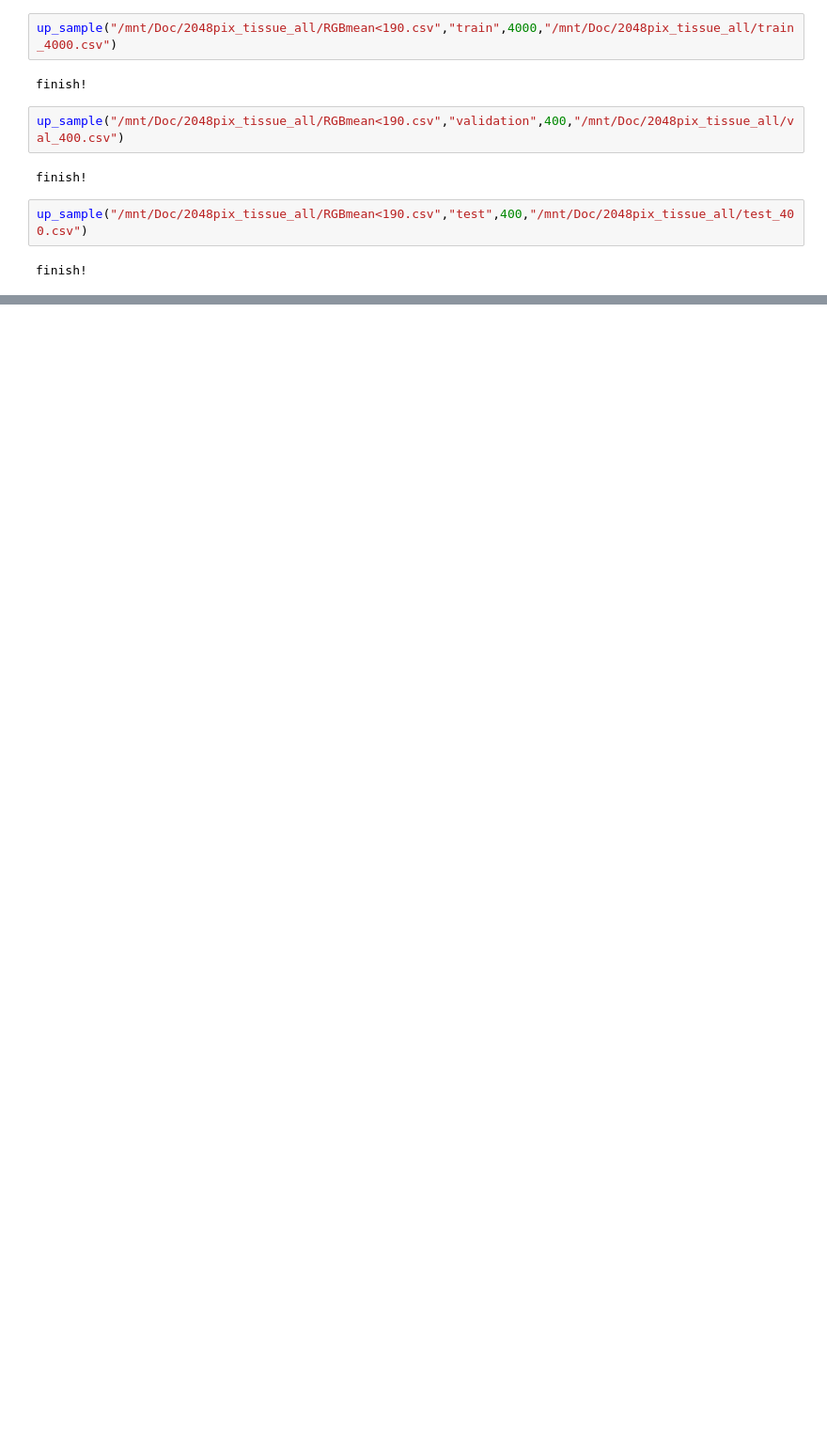
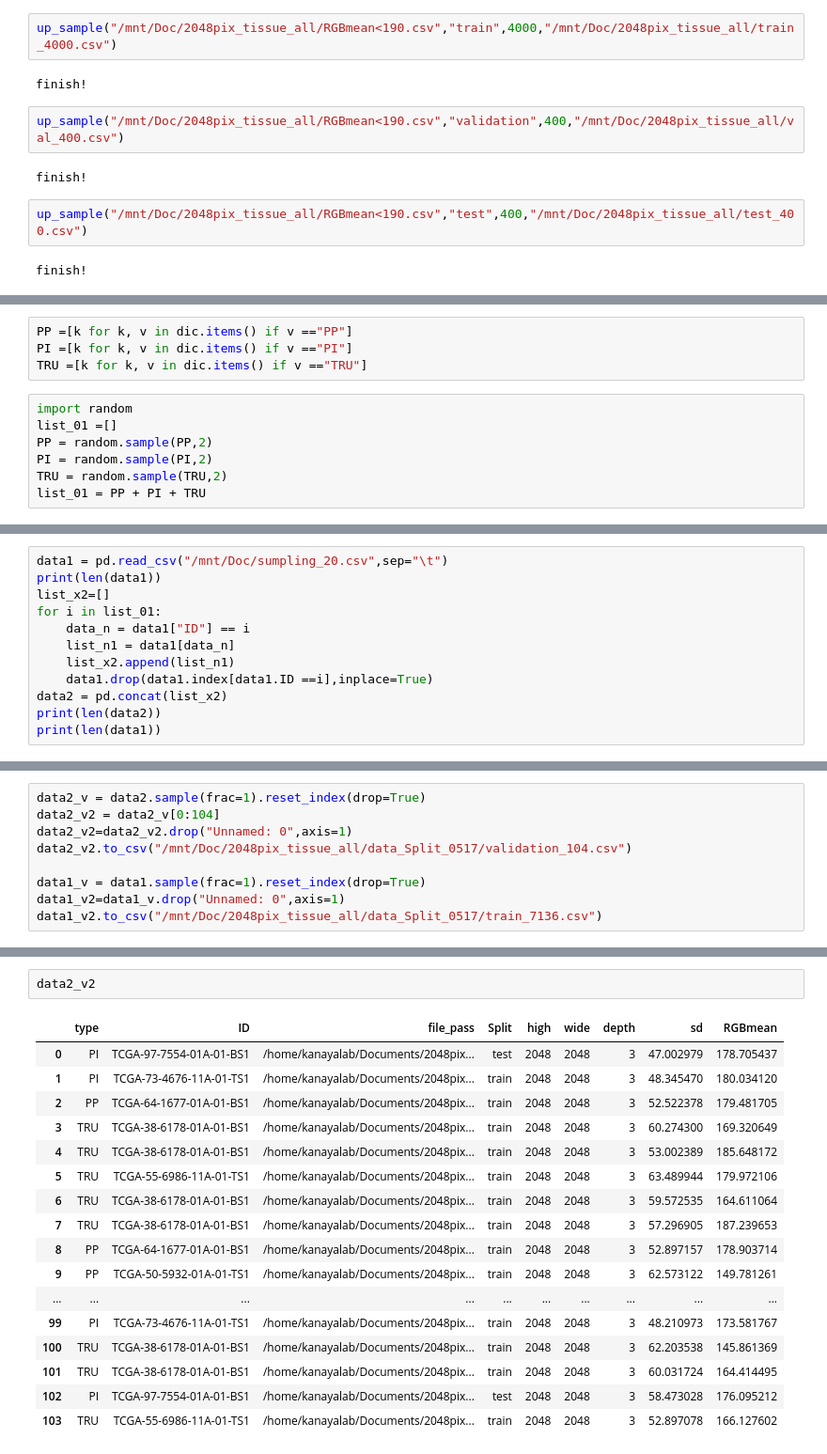
Before and after one commit to kazuki-de/git_reserch_code, a Jupyter notebook: sampling_0426.ipynb, the cells around one changed output, grey strips where cells are left out. Shown at 94% size. Drawn from its saved outputs; the diff is of its cells as text; blank space fills up the shorter version.

```diff
--- a/sampling_0426.ipynb
+++ b/sampling_0426.ipynb
@@ -88,0 +317,11 @@ Name: Split, dtype: int64
+# %%
+PP =[k for k, v in dic.items() if v =="PP"]
+PI =[k for k, v in dic.items() if v =="PI"]
+TRU =[k for k, v in dic.items() if v =="TRU"]
+# %%
+import random
+list_01 =[]
+PP = random.sample(PP,2)
+PI = random.sample(PI,2)
+TRU = random.sample(TRU,2)
+list_01 = PP + PI + TRU
@@ -88,0 +337,12 @@ Name: Split, dtype: int64
+# %%
+data1 = pd.read_csv("/mnt/Doc/sumpling_20.csv",sep="\t")
+print(len(data1))
+list_x2=[]
+for i in list_01:
+    data_n = data1["ID"] == i
+    list_n1 = data1[data_n]
+    list_x2.append(list_n1)
+    data1.drop(data1.index[data1.ID ==i],inplace=True)
+data2 = pd.concat(list_x2)
+print(len(data2))
+print(len(data1))
@@ -88,0 +361,9 @@ Name: Split, dtype: int64
+# %%
+data2_v = data2.sample(frac=1).reset_index(drop=True)
+data2_v2 = data2_v[0:104]
+data2_v2=data2_v2.drop("Unnamed: 0",axis=1)
+data2_v2.to_csv("/mnt/Doc/2048pix_tissue_all/data_Split_0517/validation_104.csv")
+
+data1_v = data1.sample(frac=1).reset_index(drop=True)
+data1_v2=data1_v.drop("Unnamed: 0",axis=1)
+data1_v2.to_csv("/mnt/Doc/2048pix_tissue_all/data_Split_0517/train_7136.csv")
@@ -88,0 +374,20 @@ Name: Split, dtype: int64
+# %%
+data2_v2
+# %% [output]
+|  | type | ID | file_pass | Split | high | wide | depth | sd | RGBmean |
+| 0 | PI | TCGA-97-7554-01A-01-BS1 | /home/kanayalab/Documents/2048pix... | test | 2048 | 2048 | 3 | 47.002979 | 178.705437 |
+| 1 | PI | TCGA-73-4676-11A-01-TS1 | /home/kanayalab/Documents/2048pix... | train | 2048 | 2048 | 3 | 48.345470 | 180.034120 |
+| 2 | PP | TCGA-64-1677-01A-01-BS1 | /home/kanayalab/Documents/2048pix... | train | 2048 | 2048 | 3 | 52.522378 | 179.481705 |
+| 3 | TRU | TCGA-38-6178-01A-01-BS1 | /home/kanayalab/Documents/2048pix... | train | 2048 | 2048 | 3 | 60.274300 | 169.320649 |
+| 4 | TRU | TCGA-38-6178-01A-01-BS1 | /home/kanayalab/Documents/2048pix... | train | 2048 | 2048 | 3 | 53.002389 | 185.648172 |
+| 5 | TRU | TCGA-55-6986-11A-01-TS1 | /home/kanayalab/Documents/2048pix... | train | 2048 | 2048 | 3 | 63.489944 | 179.972106 |
+| 6 | TRU | TCGA-38-6178-01A-01-BS1 | /home/kanayalab/Documents/2048pix... | train | 2048 | 2048 | 3 | 59.572535 | 164.611064 |
+| 7 | TRU | TCGA-38-6178-01A-01-BS1 | /home/kanayalab/Documents/2048pix... | train | 2048 | 2048 | 3 | 57.296905 | 187.239653 |
+| 8 | PP | TCGA-64-1677-01A-01-BS1 | /home/kanayalab/Documents/2048pix... | train | 2048 | 2048 | 3 | 52.897157 | 178.903714 |
+| 9 | PP | TCGA-50-5932-01A-01-TS1 | /home/kanayalab/Documents/2048pix... | train | 2048 | 2048 | 3 | 62.573122 | 149.781261 |
+| ... | ... | ... | ... | ... | ... | ... | ... | ... | ... |
+| 99 | PI | TCGA-73-4676-11A-01-TS1 | /home/kanayalab/Documents/2048pix... | train | 2048 | 2048 | 3 | 48.210973 | 173.581767 |
+| 100 | TRU | TCGA-38-6178-01A-01-BS1 | /home/kanayalab/Documents/2048pix... | train | 2048 | 2048 | 3 | 62.203538 | 145.861369 |
+| 101 | TRU | TCGA-38-6178-01A-01-BS1 | /home/kanayalab/Documents/2048pix... | train | 2048 | 2048 | 3 | 60.031724 | 164.414495 |
+| 102 | PI | TCGA-97-7554-01A-01-BS1 | /home/kanayalab/Documents/2048pix... | test | 2048 | 2048 | 3 | 58.473028 | 176.095212 |
+| 103 | TRU | TCGA-55-6986-11A-01-TS1 | /home/kanayalab/Documents/2048pix... | train | 2048 | 2048 | 3 | 52.897078 | 166.127602 |
```
Also changed, not shown: parts of 38 cells of this notebook, 8 other files.
